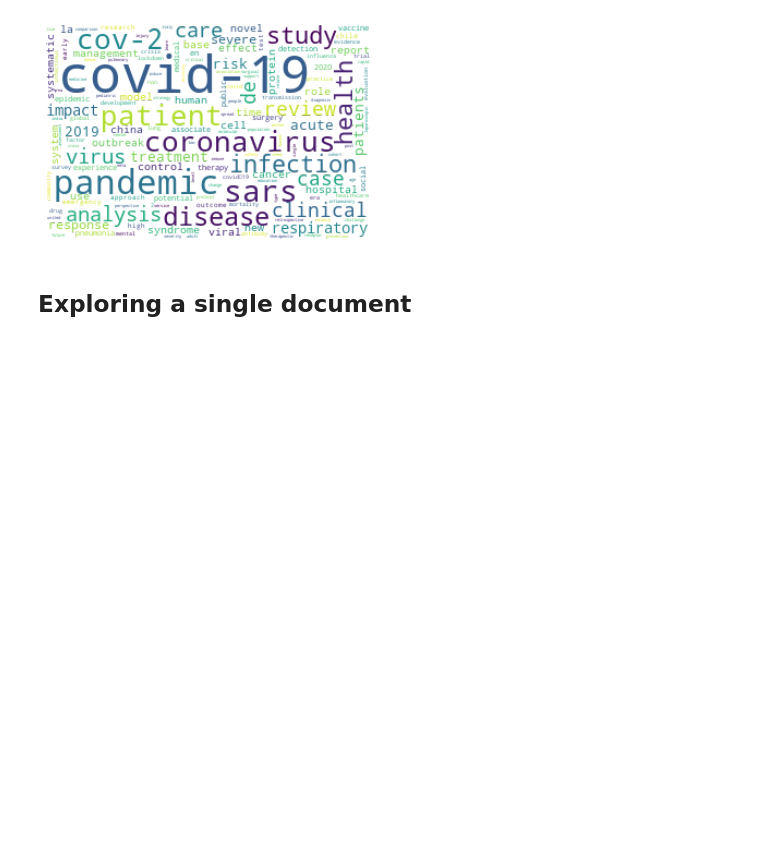
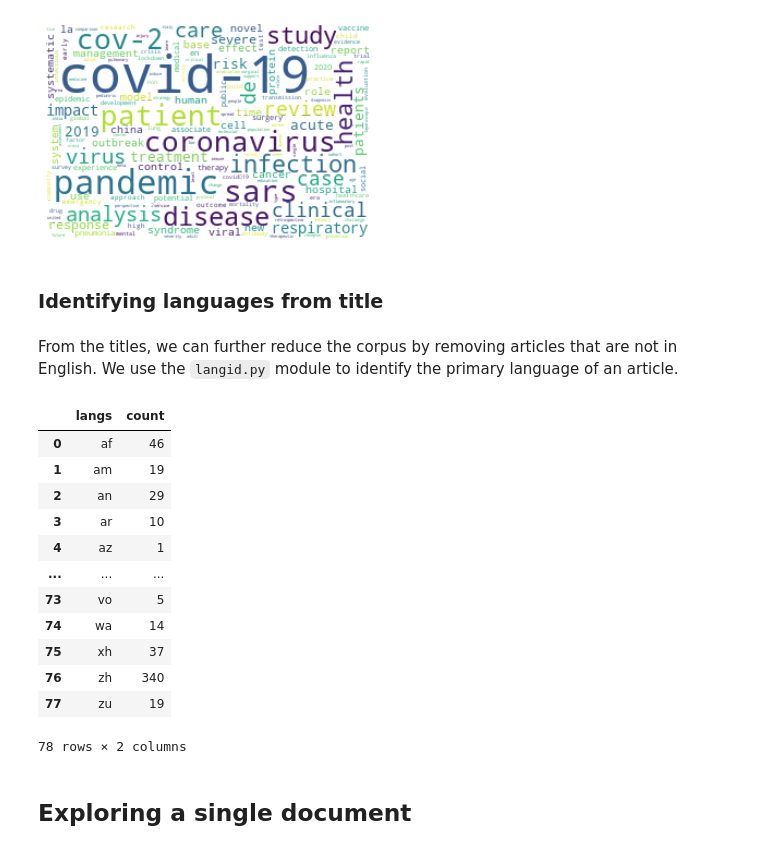
Before and after one commit to aldencabajar/cord-19-topic-modeling, a Jupyter notebook: cord-dataset-exploration.ipynb, the cells around one changed output. Cells and saved outputs as stored; diff of their text form; code cells hidden in the pictures; blank space fills up the shorter version.

Commit message:
identify languages

```diff
--- a/cord-dataset-exploration.ipynb
+++ b/cord-dataset-exploration.ipynb
@@ -116,3 +116,7 @@ plt.axis('off')
 plt.show()
 # %% [output]
 [figure]
+# %% [markdown]
+### Identifying languages from title
+# %% [markdown]
+From the titles, we can further reduce the corpus by removing articles that are not in English. We use the `langid.py` module to identify the primary language of an article.
@@ -119,3 +125,32 @@ plt.show()
+# %%
+sys.path.append('langid.py/')
+import langid
+import math
+
+langs = []
+for title in tqdm(metadata.title.tolist()):
+    if isinstance(title ,str):
+        lang, _ = langid.classify(title)
+    else:
+        lang = 'unknown'
+    langs.append(lang)
+metadata['langs'] = langs
+# %%
+metadata.groupby('langs').size().reset_index(name='count')
+# %% [output]
+|  | langs | count |
+| 0 | af | 46 |
+| 1 | am | 19 |
+| 2 | an | 29 |
+| 3 | ar | 10 |
+| 4 | az | 1 |
+| ... | ... | ... |
+| 73 | vo | 5 |
+| 74 | wa | 14 |
+| 75 | xh | 37 |
+| 76 | zh | 340 |
+| 77 | zu | 19 |
+78 rows × 2 columns
 # %% [markdown]
 ## Exploring a single document
 # %% [markdown]
```
Also changed, not shown: parts of 1 cell of this notebook.
